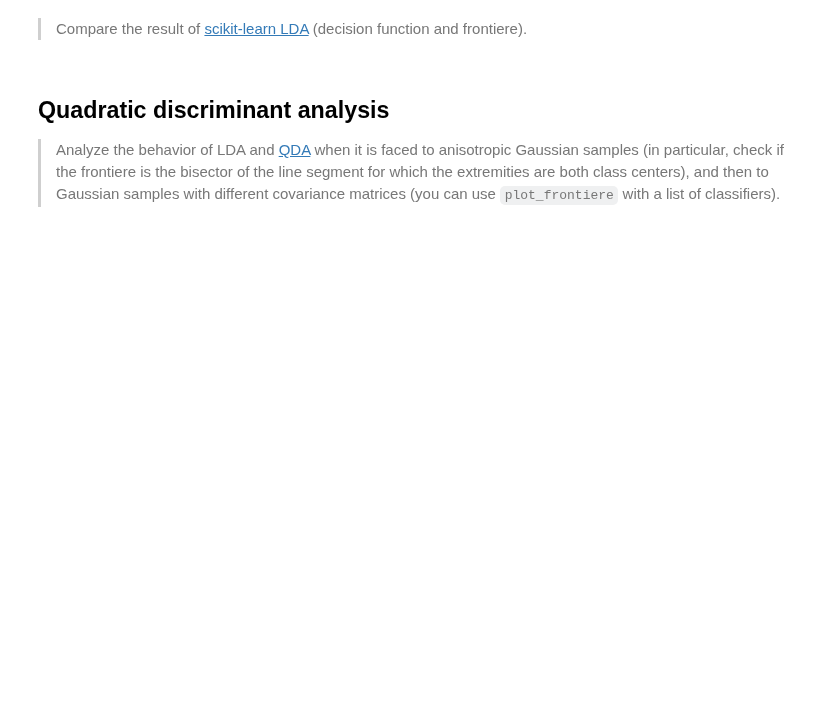
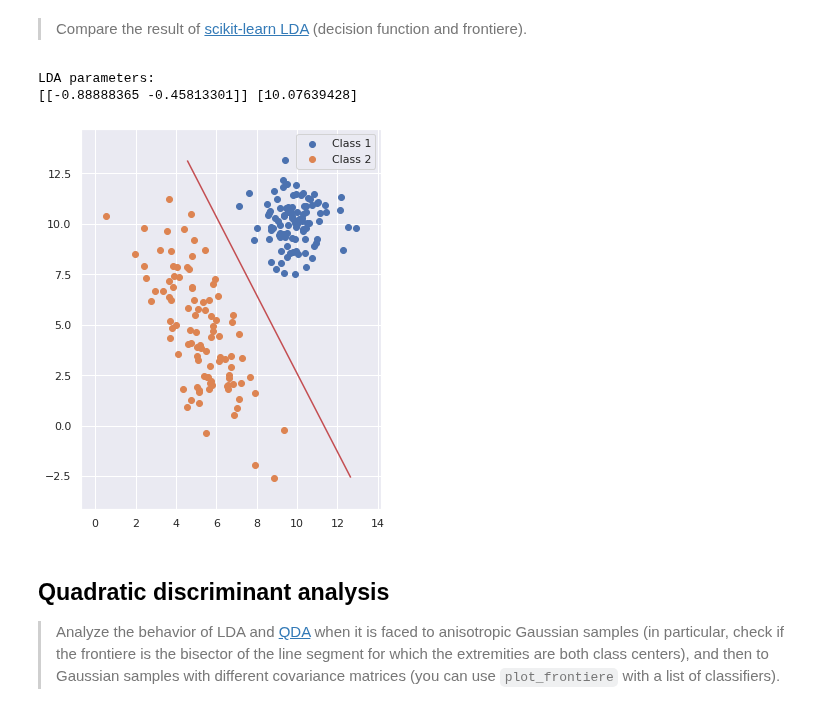
Before and after one commit to YunfeiZHAO/m2a_sorbonne, a Jupyter notebook: TP/IAS/TP01/1-LDA_logistic_boosting_student.ipynb, the cells around one changed output. Saved outputs shown, nothing was run; the diff lists cells and outputs as text; code cells hidden in the pictures; blank space fills up the shorter version.

```diff
--- a/TP/IAS/TP01/1-LDA_logistic_boosting_student.ipynb
+++ b/TP/IAS/TP01/1-LDA_logistic_boosting_student.ipynb
@@ -129,3 +151,17 @@ Plot the data along with the classifier frontiere (use the function `plot_fronti
+# %%
+# Answer
+from sklearn.discriminant_analysis import LinearDiscriminantAnalysis
+
+lda2 = LinearDiscriminantAnalysis()
+lda2.fit(X, y)
+print("LDA parameters:")
+print(lda2.coef_ / np.linalg.norm(lda2.coef_), lda2.intercept_ / np.linalg.norm(lda2.coef_))
+
+plot_frontiere(lda2, X, y)
+# %% [output]
+LDA parameters:
+[[-0.88888365 -0.45813301]] [10.07639428]
+[figure, added]
 # %% [markdown]
 ## Quadratic discriminant analysis <a id="part1sec2"></a>
 >Analyze the behavior of LDA and [QDA](http://scikit-learn.org/stable/modules/generated/sklearn.discriminant_analysis.QuadraticDiscriminantAnalysis.html#sklearn.discriminant_analysis.QuadraticDiscriminantAnalysis) when it is faced to anisotropic Gaussian samples (in particular, check if the frontiere is the bisector of the line segment for which the extremities are both class centers), and then to Gaussian samples with different covariance matrices (you can use `plot_frontiere` with a list of classifiers).
```
Also changed, not shown: parts of 13 cells of this notebook, 8 other files.
